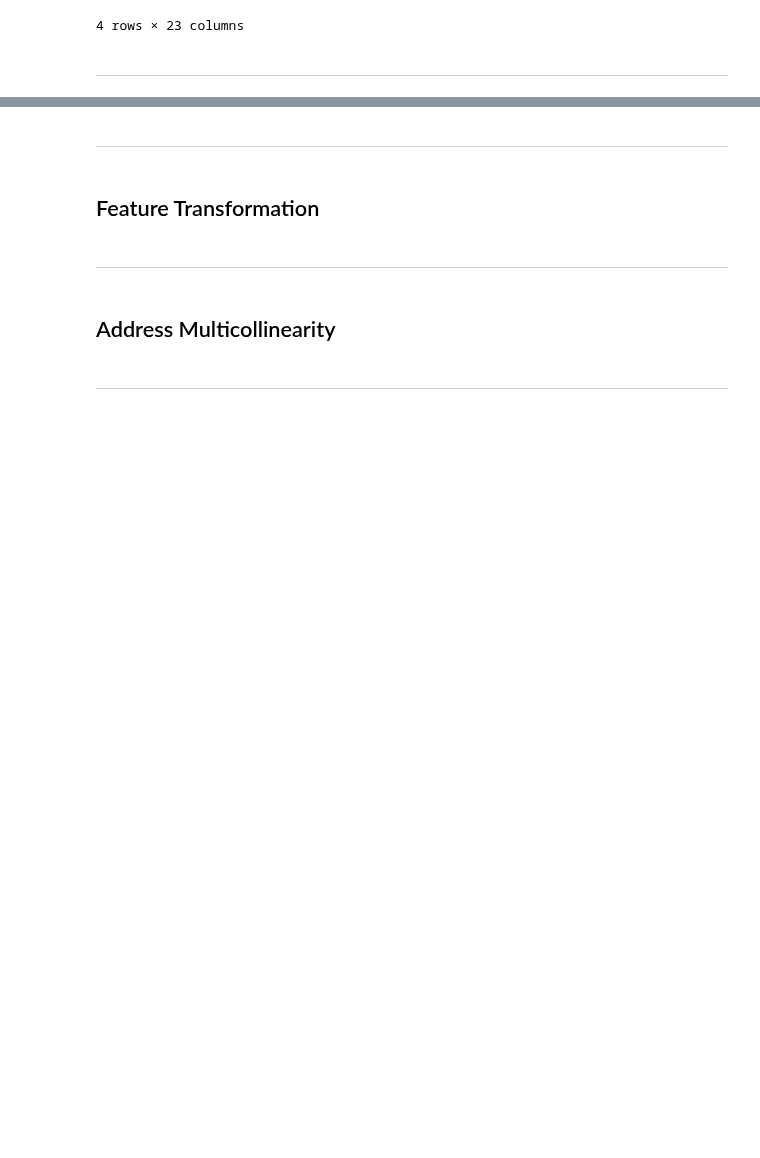
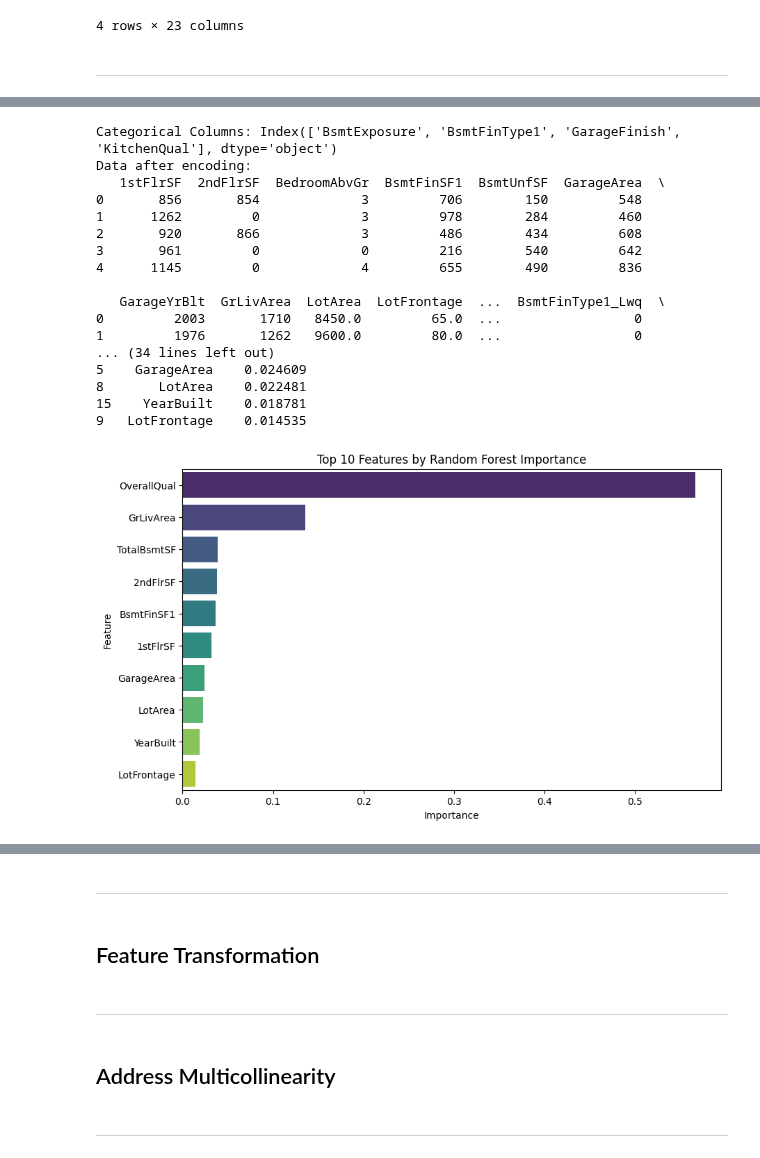
Before and after one commit to TonichaB/Predictive-Analytics-PP5, a Jupyter notebook: jupyter_notebooks/03_Feature_Engineering.ipynb, the cells around one changed output, grey strips where cells are left out. Cells and saved outputs as stored; diff of their text form; code cells hidden in the pictures; blank space fills up the shorter version.

```diff
--- a/jupyter_notebooks/03_Feature_Engineering.ipynb
+++ b/jupyter_notebooks/03_Feature_Engineering.ipynb
@@ -154,0 +228,59 @@ Preview of Inherited Houses Dataset:
+# %%
+from sklearn.ensemble import RandomForestRegressor
+from sklearn.model_selection import train_test_split
+import pandas as pd
+import matplotlib.pyplot as plt
+
+# Prepare Data
+x = df_cleaned.drop(columns=['SalePrice'])
+y = df_cleaned['SalePrice']
+
+# Encode categorical variables
+categorical_columns = x.select_dtypes(include=['object']).columns
+print("Categorical Columns:", categorical_columns)
+
+# Perform one-hot encoding
+x_encoded = pd.get_dummies(x, columns=categorical_columns, drop_first=True)
+print("Data after encoding:")
+print(x_encoded.head())
+
+# Split the data into training and testing sets
+x_train, x_test, y_train, y_test = train_test_split(x_encoded, y, test_size=0.2, random_state=42)
+
+# Train Random Forest Regressor
+rf_model = RandomForestRegressor(random_state=42)
+rf_model.fit(x_train, y_train)
+
+# Get feature importance
+feature_importances = pd.DataFrame({
+    'Feature': x_encoded.columns,
+    'Importance': rf_model.feature_importances_
+}).sort_values(by='Importance', ascending=False)
+
+print("Top Features by Importance:")
+print(feature_importances.head(10))
+
+# Visualize feature importance
+plt.figure(figsize=(10, 6))
+sns.barplot(x='Importance', y='Feature', data=feature_importances.head(10), palette='viridis')
+plt.title("Top 10 Features by Random Forest Importance")
+plt.show()
+# %% [output]
+Categorical Columns: Index(['BsmtExposure', 'BsmtFinType1', 'GarageFinish', 'KitchenQual'], dtype='object')
+Data after encoding:
+   1stFlrSF  2ndFlrSF  BedroomAbvGr  BsmtFinSF1  BsmtUnfSF  GarageArea  \
+0       856       854             3         706        150         548
+1      1262         0             3         978        284         460
+2       920       866             3         486        434         608
+3       961         0             0         216        540         642
+4      1145         0             4         655        490         836
+
+   GarageYrBlt  GrLivArea  LotArea  LotFrontage  ...  BsmtFinType1_Lwq  \
+0         2003       1710   8450.0         65.0  ...                 0
+1         1976       1262   9600.0         80.0  ...                 0
+... (34 lines left out)
+5    GarageArea    0.024609
+8       LotArea    0.022481
+15    YearBuilt    0.018781
+9   LotFrontage    0.014535
+[figure, added]
```
Also changed, not shown: parts of 6 cells of this notebook.
